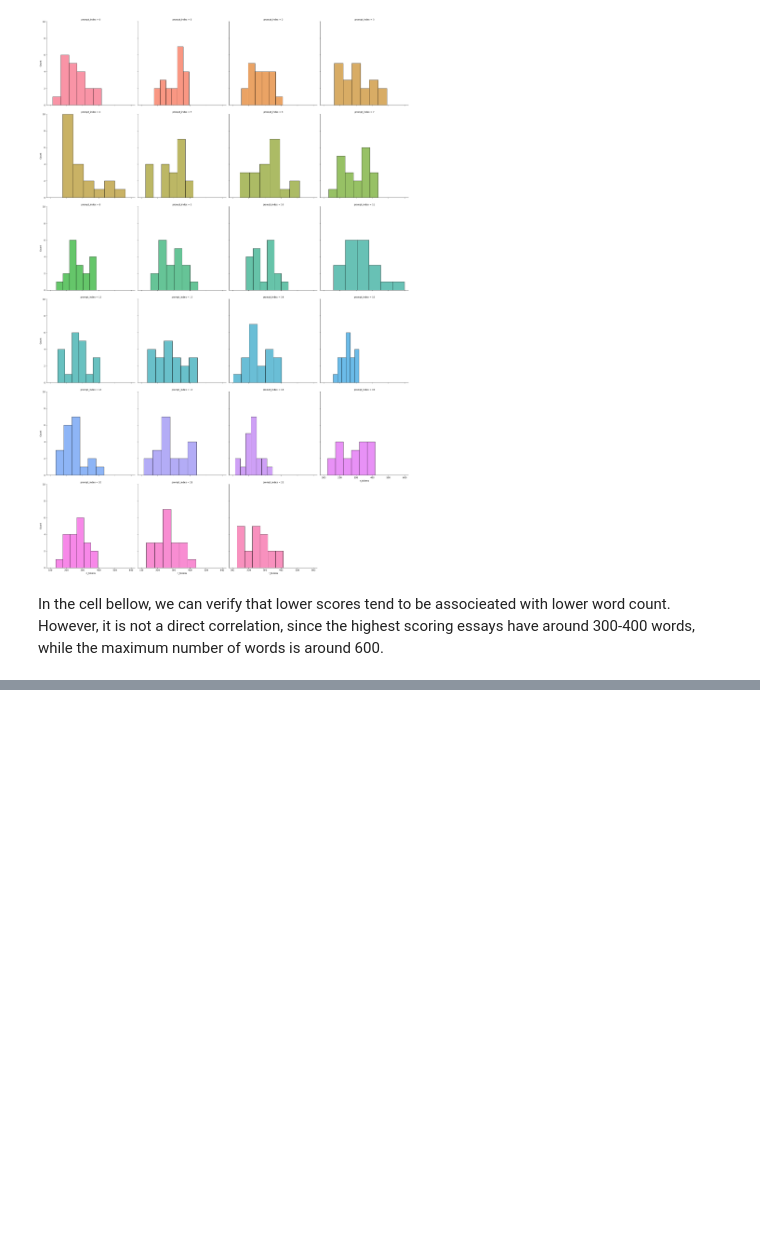
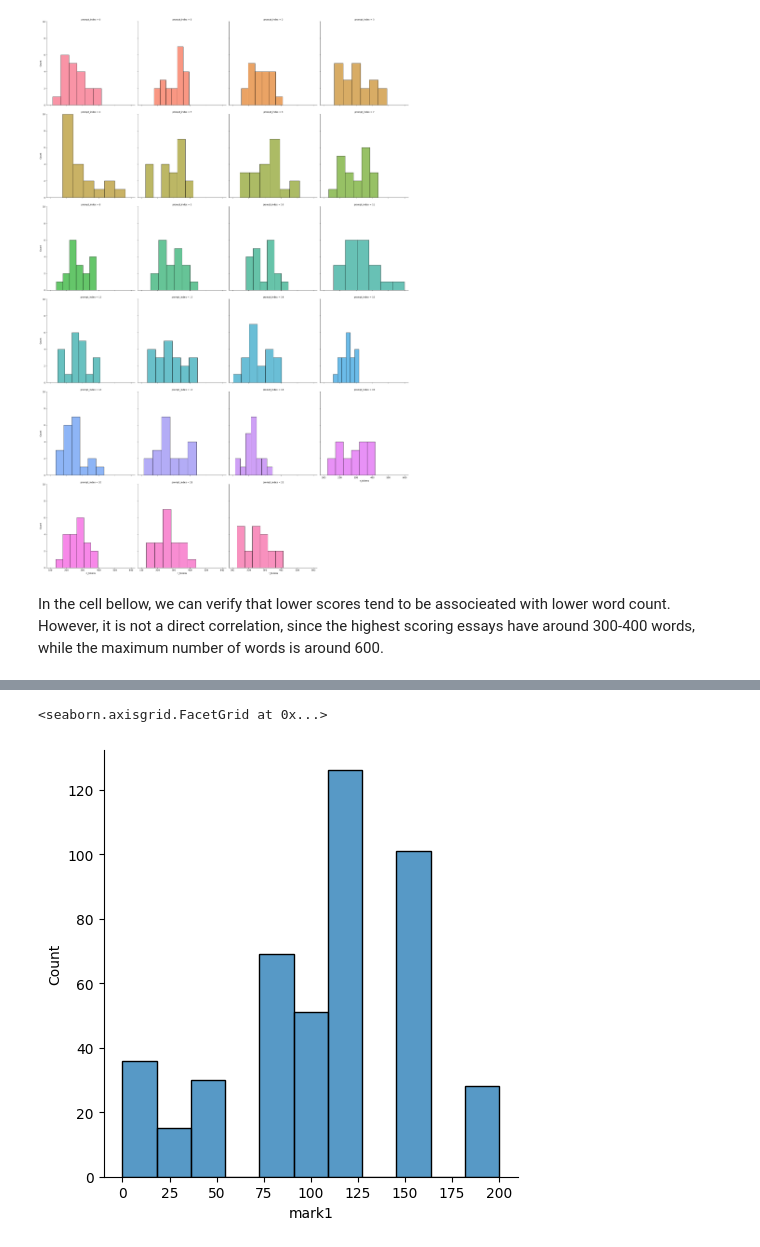
Before and after one commit to LaurenRolan/AESforENEM, a Jupyter notebook: 2. Visualization.ipynb, the cells around one changed output, grey strips where cells are left out. Drawn from its saved outputs; the diff is of its cells as text; code cells hidden in the pictures; blank space fills up the shorter version.

Commit message:
New visualizations

```diff
--- a/2. Visualization.ipynb
+++ b/2. Visualization.ipynb
@@ -143,0 +151,5 @@ sns.regplot(x=df['n_tokens'], y=df['total'])
+# %%
+sns.displot(df, x="mark1")
+# %% [output]
+<seaborn.axisgrid.FacetGrid at 0x...>
+[figure, added]
```
Also changed, not shown: parts of 7 cells of this notebook.
